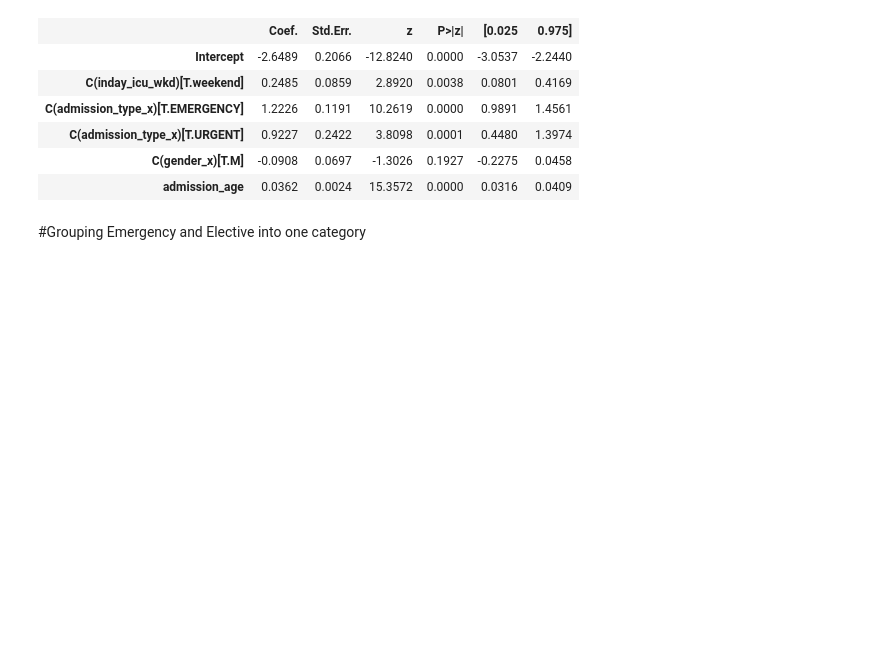
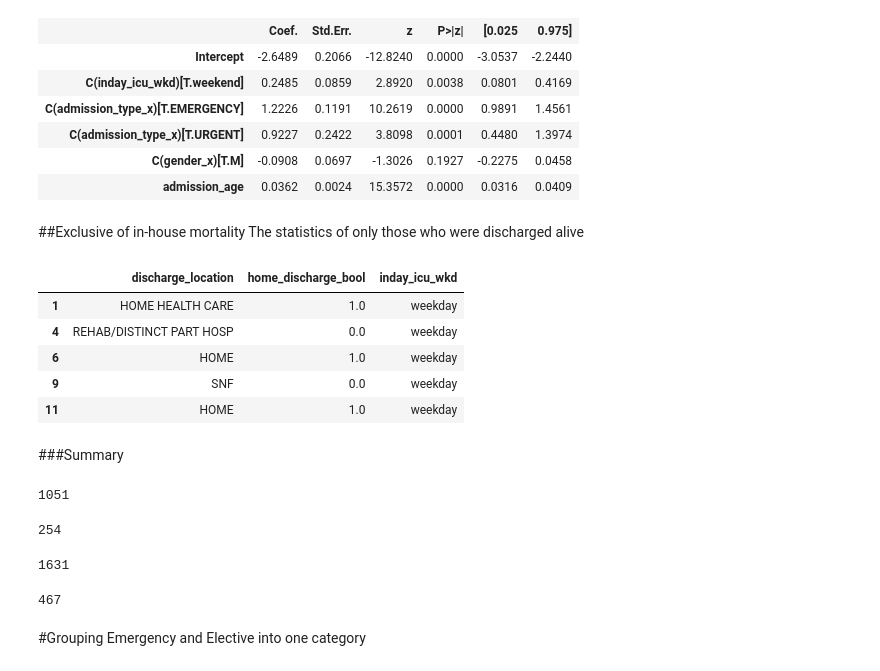
Before and after one commit to the-moose-machine/medical, a Jupyter notebook: WeekendStrokeMortality.ipynb, the cells around one changed output. Drawn from its saved outputs; the diff is of its cells as text; code cells hidden in the pictures; blank space fills up the shorter version.

```diff
--- a/WeekendStrokeMortality.ipynb
+++ b/WeekendStrokeMortality.ipynb
@@ -747,6 +875,45 @@ adj_glm.summary2()
 | C(admission_type_x)[T.URGENT] | 0.9227 | 0.2422 | 3.8098 | 0.0001 | 0.4480 | 1.3974 |
 | C(gender_x)[T.M] | -0.0908 | 0.0697 | -1.3026 | 0.1927 | -0.2275 | 0.0458 |
 | admission_age | 0.0362 | 0.0024 | 15.3572 | 0.0000 | 0.0316 | 0.0409 |
+# %% [markdown]
+##Exclusive of in-house mortality
+The statistics of only those who were discharged alive
+# %%
+#Verify resulting DF
+df_survived[['discharge_location', 'home_discharge_bool', 'inday_icu_wkd']].head()
+# %% [output]
+|  | discharge_location | home_discharge_bool | inday_icu_wkd |
+| 1 | HOME HEALTH CARE | 1.0 | weekday |
+| 4 | REHAB/DISTINCT PART HOSP | 0.0 | weekday |
+| 6 | HOME | 1.0 | weekday |
+| 9 | SNF | 0.0 | weekday |
+| 11 | HOME | 1.0 | weekday |
+# %% [markdown]
+###Summary
+# %%
+#Surviving patients discharged for home (weekday ICU admission)
+df_filtered = df_survived[(df_survived.inday_icu_wkd == 'weekday') & (df_survived.home_discharge_bool == True)]
+df_filtered.shape[0]
+# %% [output]
+1051
+# %%
+#Surviving patients discharged for home (weekend ICU admission)
+df_filtered = df_survived[(df_survived.inday_icu_wkd == 'weekend') & (df_survived.home_discharge_bool == True)]
+df_filtered.shape[0]
+# %% [output]
+254
+# %%
+#Surviving patients discharged for other facilities (weekday ICU admission)
+df_filtered = df_survived[(df_survived.inday_icu_wkd == 'weekday') & (df_survived.home_discharge_bool == False)]
+df_filtered.shape[0]
+# %% [output]
+1631
+# %%
+#Surviving patients discharged for other facilities (weekend ICU admission)
+df_filtered = df_survived[(df_survived.inday_icu_wkd == 'weekend') & (df_survived.home_discharge_bool == False)]
+df_filtered.shape[0]
+# %% [output]
+467
 # %% [markdown]
 #Grouping Emergency and Elective into one category
 # %%
```
Also changed, not shown: parts of 30 cells of this notebook.
